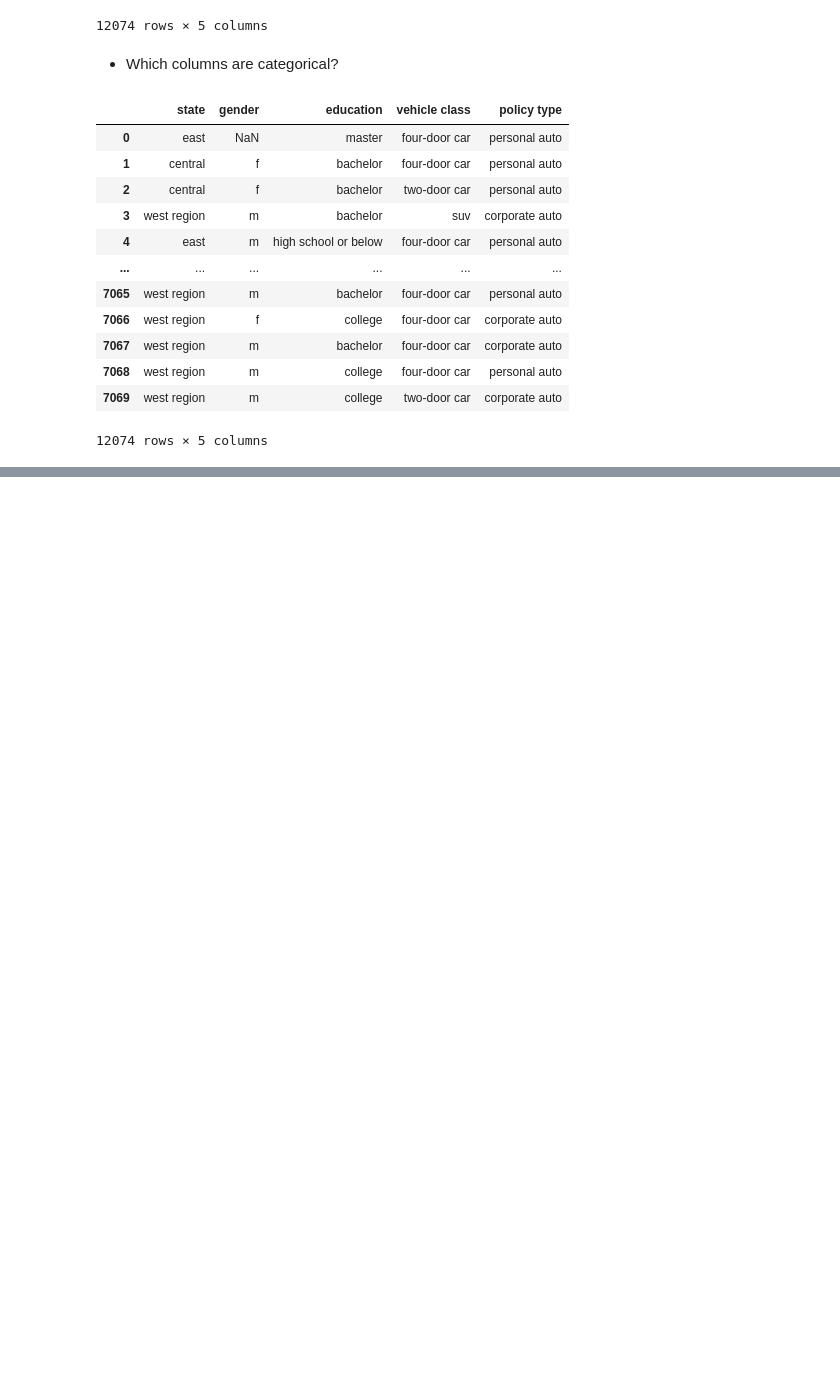
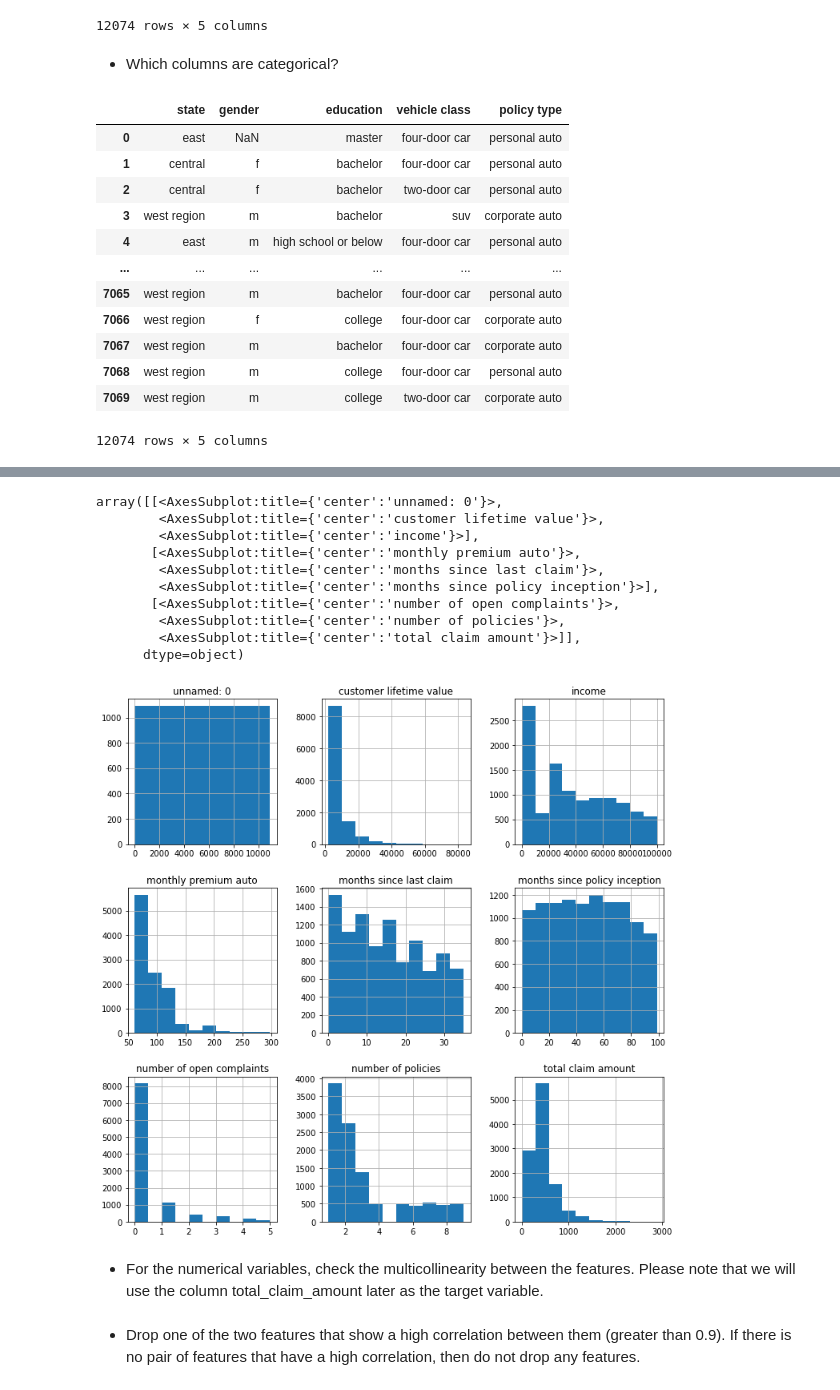
Before and after one commit to ZZN0412/Case_Studies, a Jupyter notebook: Customer_Case_Study.ipynb, the cells around one changed output, grey strips where cells are left out. Saved outputs shown, nothing was run; the diff lists cells and outputs as text; code cells hidden in the pictures; blank space fills up the shorter version.

```diff
--- a/Customer_Case_Study.ipynb
+++ b/Customer_Case_Study.ipynb
@@ -501,0 +642,18 @@ categorical_columns
+# %%
+numerical.hist(figsize=(12,12))
+# %% [output]
+array([[<AxesSubplot:title={'center':'unnamed: 0'}>,
+        <AxesSubplot:title={'center':'customer lifetime value'}>,
+        <AxesSubplot:title={'center':'income'}>],
+       [<AxesSubplot:title={'center':'monthly premium auto'}>,
+        <AxesSubplot:title={'center':'months since last claim'}>,
+        <AxesSubplot:title={'center':'months since policy inception'}>],
+       [<AxesSubplot:title={'center':'number of open complaints'}>,
+        <AxesSubplot:title={'center':'number of policies'}>,
+        <AxesSubplot:title={'center':'total claim amount'}>]],
+      dtype=object)
+[figure, added]
+# %% [markdown]
+- For the numerical variables, check the multicollinearity between the features. Please note that we will use the column total_claim_amount later as the target variable.
+# %% [markdown]
+- Drop one of the two features that show a high correlation between them (greater than 0.9). If there is no pair of features that have a high correlation, then do not drop any features.
```
Also changed, not shown: parts of 16 cells of this notebook.
